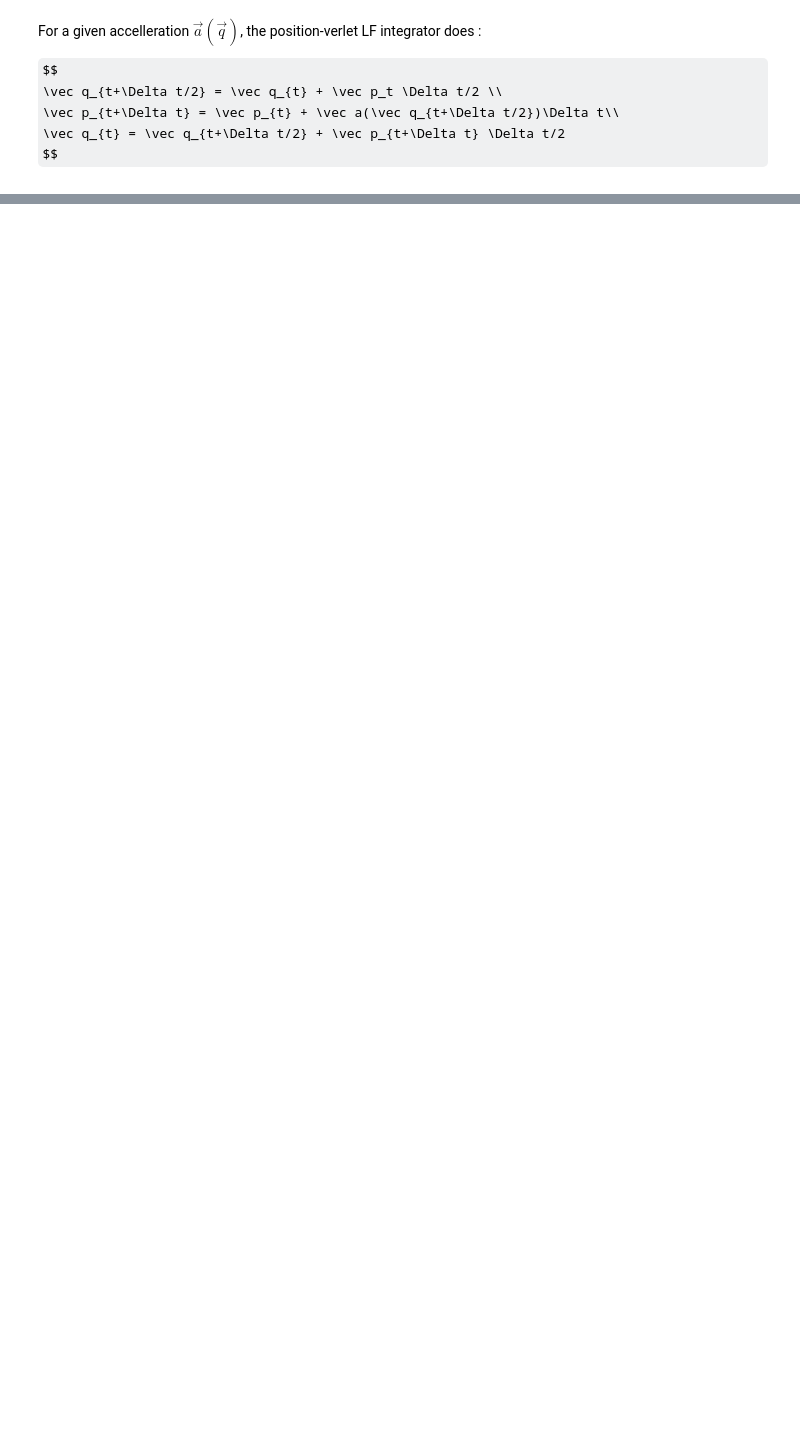
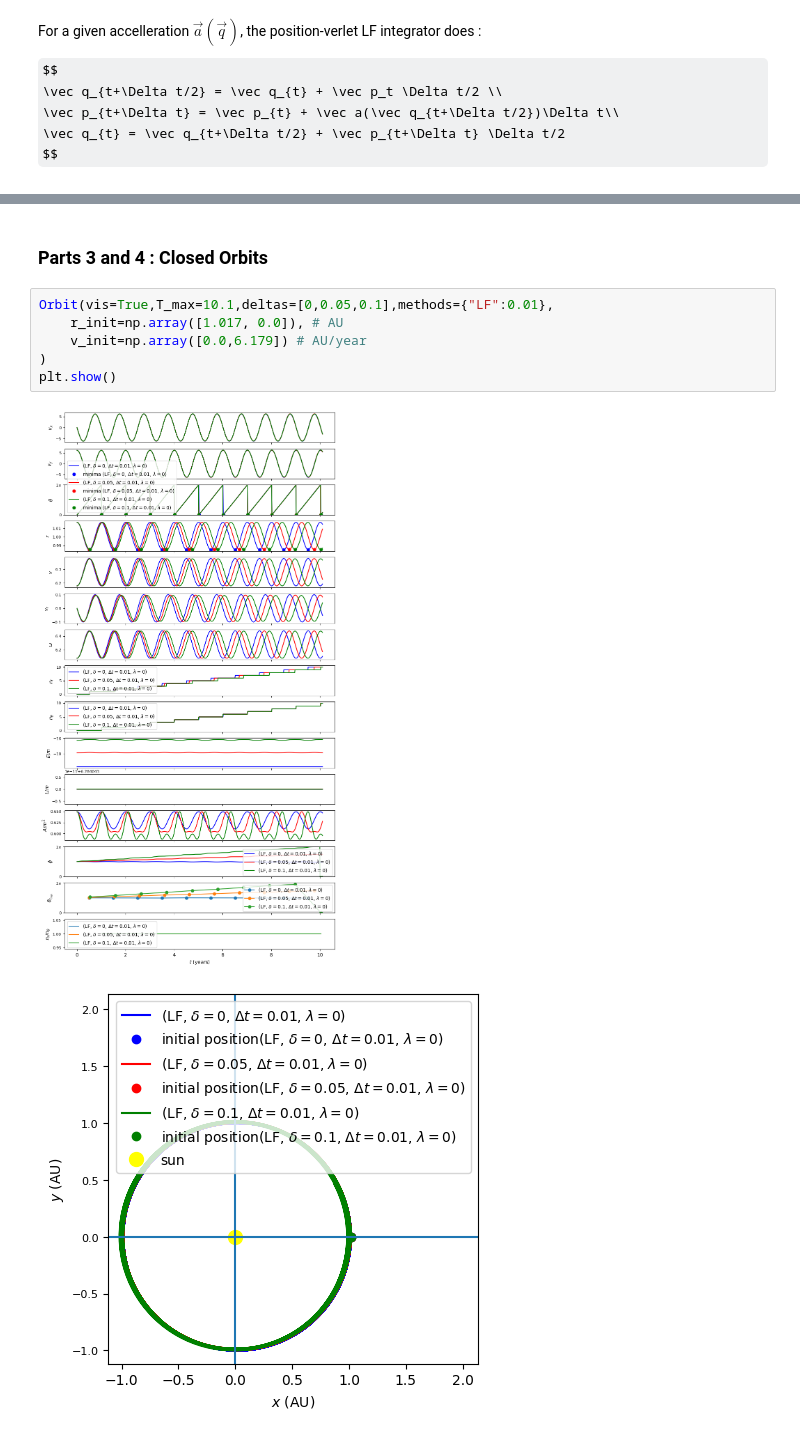
Before and after one commit to pranav-joshi-iitgn/PH509, a Jupyter notebook: Assignment3/M1.ipynb, the cells around one changed output, grey strips where cells are left out. Drawn from its saved outputs; the diff is of its cells as text; some formulas as TeX source; blank space fills up the shorter version.

```diff
--- a/Assignment3/M1.ipynb
+++ b/Assignment3/M1.ipynb
@@ -138,0 +178,11 @@ plt.show()
+# %% [markdown]
+### Parts 3 and 4 : Closed Orbits
+# %%
+Orbit(vis=True,T_max=10.1,deltas=[0,0.05,0.1],methods={"LF":0.01},
+    r_init=np.array([1.017, 0.0]), # AU
+    v_init=np.array([0.0,6.179]) # AU/year
+)
+plt.show()
+# %% [output]
+[figure, added]
+[figure, added]
```
Also changed, not shown: parts of 7 cells of this notebook, 1 other file.
